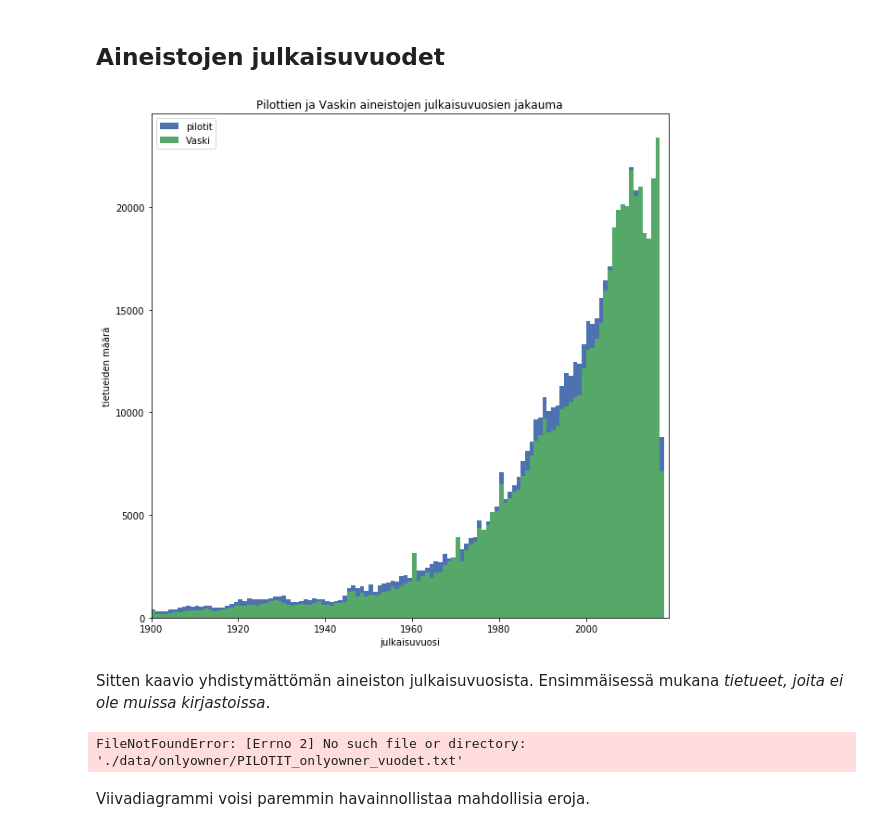
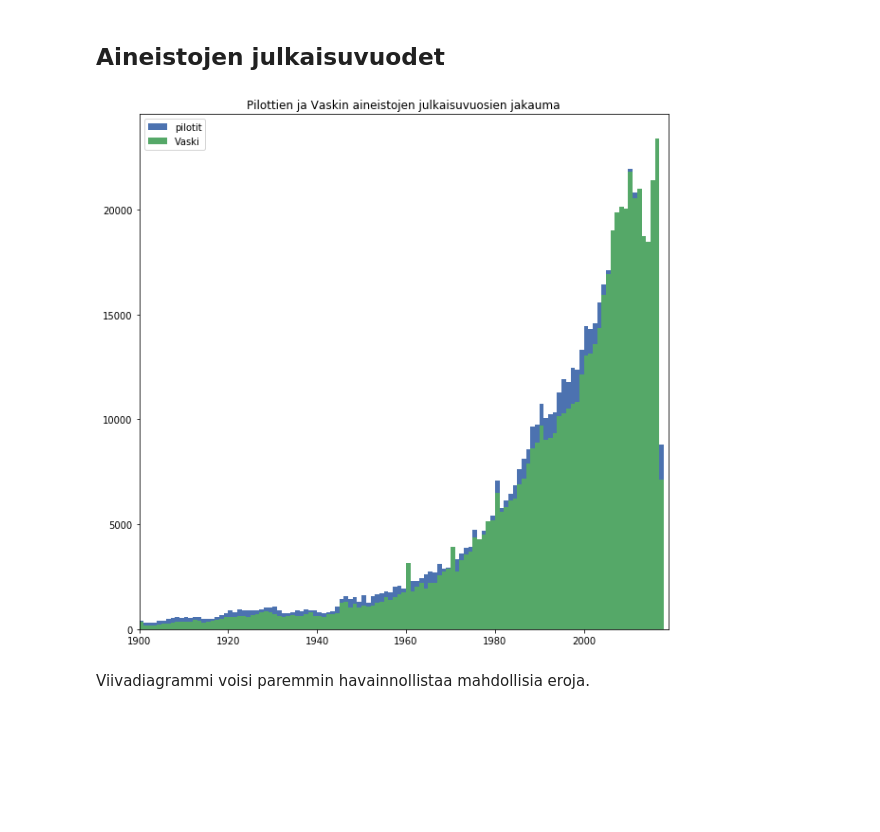
Before and after one commit to tvirolai/aineistokartoitus, a Jupyter notebook: Yleisten kirjastojen aineistokartoitus.ipynb, the cells around one changed output. Drawn from its saved outputs; the diff is of its cells as text; code cells hidden in the pictures; blank space fills up the shorter version.

```diff
--- a/Yleisten kirjastojen aineistokartoitus.ipynb
+++ b/Yleisten kirjastojen aineistokartoitus.ipynb
@@ -148,61 +306,36 @@ VASKI_VUODET = "./data/VASKI-VUODET.txt"
 
 def readYearsToList(file):
     years = []
     with open(file, 'rt') as f:
         for line in f:
             try:
                 year = int(line.strip())
                 years.append(year)
             except:
                 pass
     return years
 
 
 def plotYears(yearList1, yearList2, library1, library2):
     plt.style.use('seaborn-deep')
     bins = np.arange(1900, 2019, 1) # fixed bin size
     plt.figure(figsize=(10,10))
     plt.xlim([1900, 2019])
     plt.hist(yearList1, bins=bins, label=library1)
     plt.hist(yearList2, bins=bins, label=library2)
     plt.title('Pilottien ja Vaskin aineistojen julkaisuvuosien jakauma')
-    plt.xlabel('julkaisuvuosi')
-    plt.ylabel('tietueiden määrä')
+    #plt.xlabel('julkaisuvuosi')
+    #plt.ylabel('tietueiden määrä')
     plt.legend(loc='upper left')
     plt.savefig("julkaisuvuodet_histogrammi.svg")
     plt.show()
 
 vaskin_vuodet = readYearsToList(VASKI_VUODET)
 pilottien_vuodet = readYearsToList(PILOTIT_VUODET)
 
 plotYears(pilottien_vuodet, vaskin_vuodet, "pilotit", "Vaski")
 # %% [output]
-[figure, old version]
+[figure, new version]
-# %% [markdown]
-Sitten kaavio yhdistymättömän aineiston julkaisuvuosista. Ensimmäisessä mukana *tietueet, joita ei ole muissa kirjastoissa*.
-# %%
-def plotYears(yearList1, yearList2, library1, library2):
-    plt.style.use('seaborn-deep')
-    bins = np.arange(1900, 2019, 1) # fixed bin size
-    plt.figure(figsize=(10,10))
-    plt.xlim([1900, 2019])
-    plt.hist(yearList1, bins=bins, label=library1)
-    plt.hist(yearList2, bins=bins, label=library2)
-    plt.title('Pilottien ja Vaskin aineistojen julkaisuvuosien jakauma')
-    plt.xlabel('julkaisuvuosi')
-    plt.ylabel('tietueiden määrä')
-    plt.legend(loc='upper left')
-    plt.savefig("julkaisuvuodet_histogrammi.svg")
-    plt.show()
-
-PIKI_vuodet = readYearsToList("./data/onlyowner/PIKI_onlyowner_vuodet.txt")
-ANDERS_vuodet = readYearsToList("./data/onlyowner/ANDERS_onlyowner_vuodet.txt")
-VASKI_vuodet = readYearsToList("./data/onlyowner/VASKI_onlyowner_vuodet.txt")
-PILOTIT_vuodet = readYearsToList("./data/onlyowner/PILOTIT_onlyowner_vuodet.txt")
-
-plotYears(PILOTIT_vuodet, VASKI_vuodet, "pilotit", "Vaski")
-# %% [output]
-FileNotFoundError: [Errno 2] No such file or directory: './data/onlyowner/PILOTIT_onlyowner_vuodet.txt'
 # %% [markdown]
 Viivadiagrammi voisi paremmin havainnollistaa mahdollisia eroja.
 # %%
```
Also changed, not shown: parts of 36 cells of this notebook, 14 other files.
